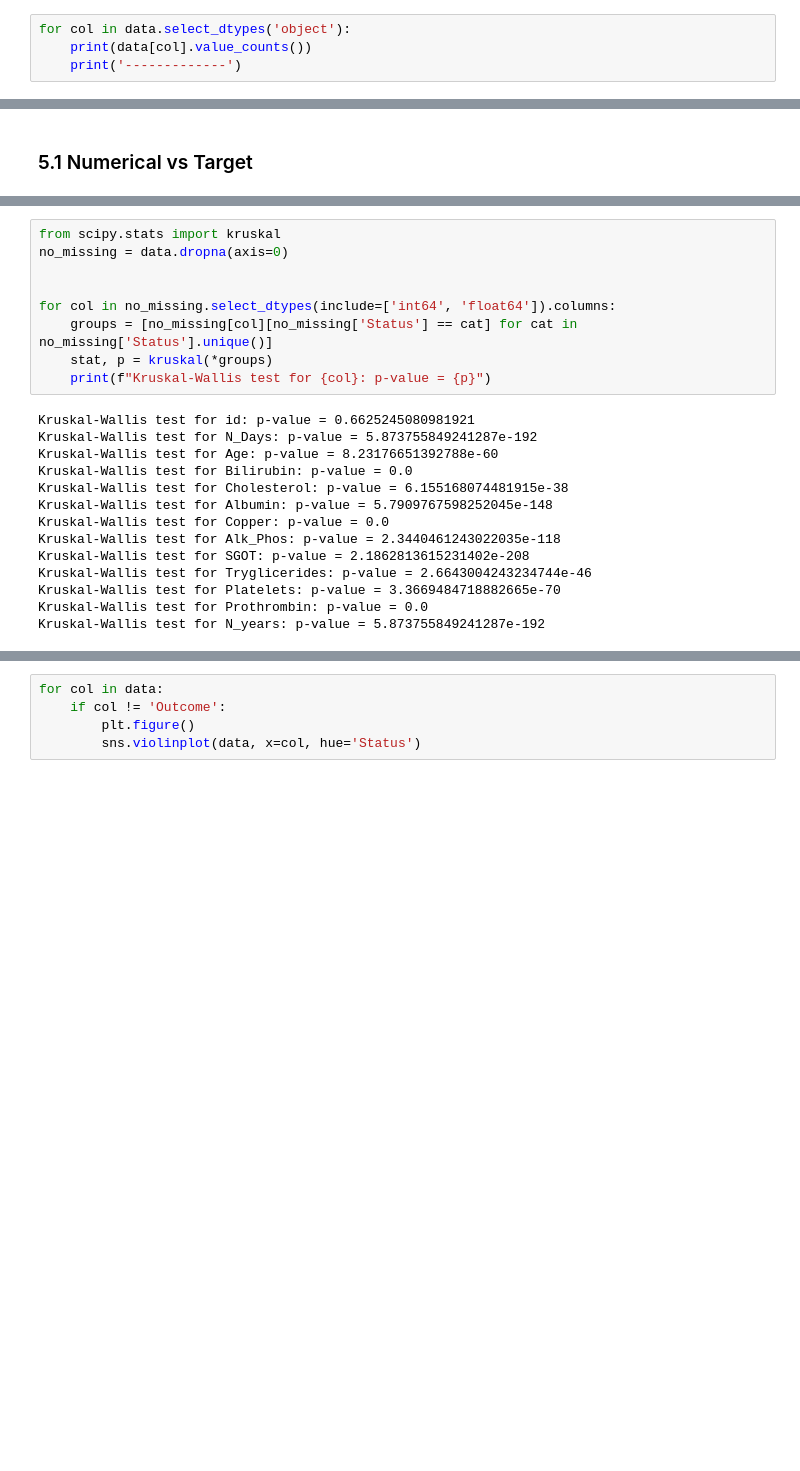
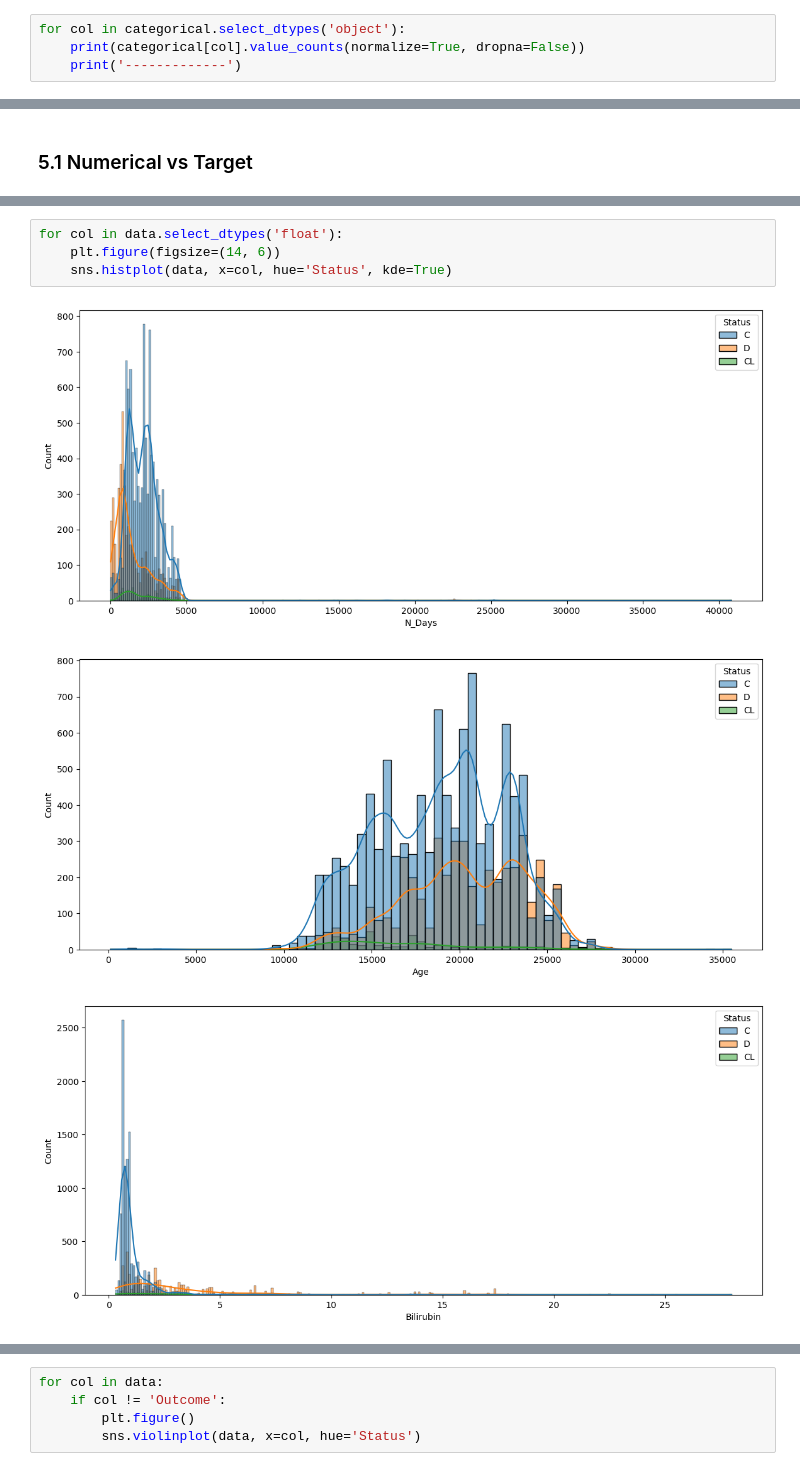
Before and after one commit to RiyadspX/Patients-Multi-class-Classification, a Jupyter notebook: notebooks/EDAx.ipynb, the cells around one changed output, grey strips where cells are left out. Cells and saved outputs as stored; diff of their text form; blank space fills up the shorter version.

```diff
--- a/notebooks/EDAx.ipynb
+++ b/notebooks/EDAx.ipynb
@@ -326,8 +360,8 @@ Status-------------------------------------------- ['C' 'D' 'CL']
 # %% [markdown]
 #### 4.2.2 bar plots
 # %%
-for col in data.select_dtypes('object'):
-    print(data[col].value_counts())
+for col in categorical.select_dtypes('object'):
+    print(categorical[col].value_counts(normalize=True, dropna=False))
     print('-------------')
 # %% [output]
 Drug
@@ -421,23 +430,8 @@ for col in data.select_dtypes(include=['int64', 'float64']).columns:
-# %%
-from scipy.stats import kruskal
-no_missing = data.dropna(axis=0)
-
-
-for col in no_missing.select_dtypes(include=['int64', 'float64']).columns:
-    groups = [no_missing[col][no_missing['Status'] == cat] for cat in no_missing['Status'].unique()]
-    stat, p = kruskal(*groups)
-    print(f"Kruskal-Wallis test for {col}: p-value = {p}")
-# %% [output]
-Kruskal-Wallis test for id: p-value = 0.6625245080981921
-Kruskal-Wallis test for N_Days: p-value = 5.873755849241287e-192
-Kruskal-Wallis test for Age: p-value = 8.23176651392788e-60
-Kruskal-Wallis test for Bilirubin: p-value = 0.0
-Kruskal-Wallis test for Cholesterol: p-value = 6.155168074481915e-38
-Kruskal-Wallis test for Albumin: p-value = 5.7909767598252045e-148
-Kruskal-Wallis test for Copper: p-value = 0.0
-Kruskal-Wallis test for Alk_Phos: p-value = 2.3440461243022035e-118
-Kruskal-Wallis test for SGOT: p-value = 2.1862813615231402e-208
-Kruskal-Wallis test for Tryglicerides: p-value = 2.6643004243234744e-46
-Kruskal-Wallis test for Platelets: p-value = 3.3669484718882665e-70
-Kruskal-Wallis test for Prothrombin: p-value = 0.0
-Kruskal-Wallis test for N_years: p-value = 5.873755849241287e-192
+# %%
+for col in data.select_dtypes('float'):
+    plt.figure(figsize=(14, 6))
+    sns.histplot(data, x=col, hue='Status', kde=True)
+# %% [output]
+[figure, added]
+[figure, added]
+[figure, added]
```
Also changed, not shown: parts of 37 cells of this notebook, 18 other files.
